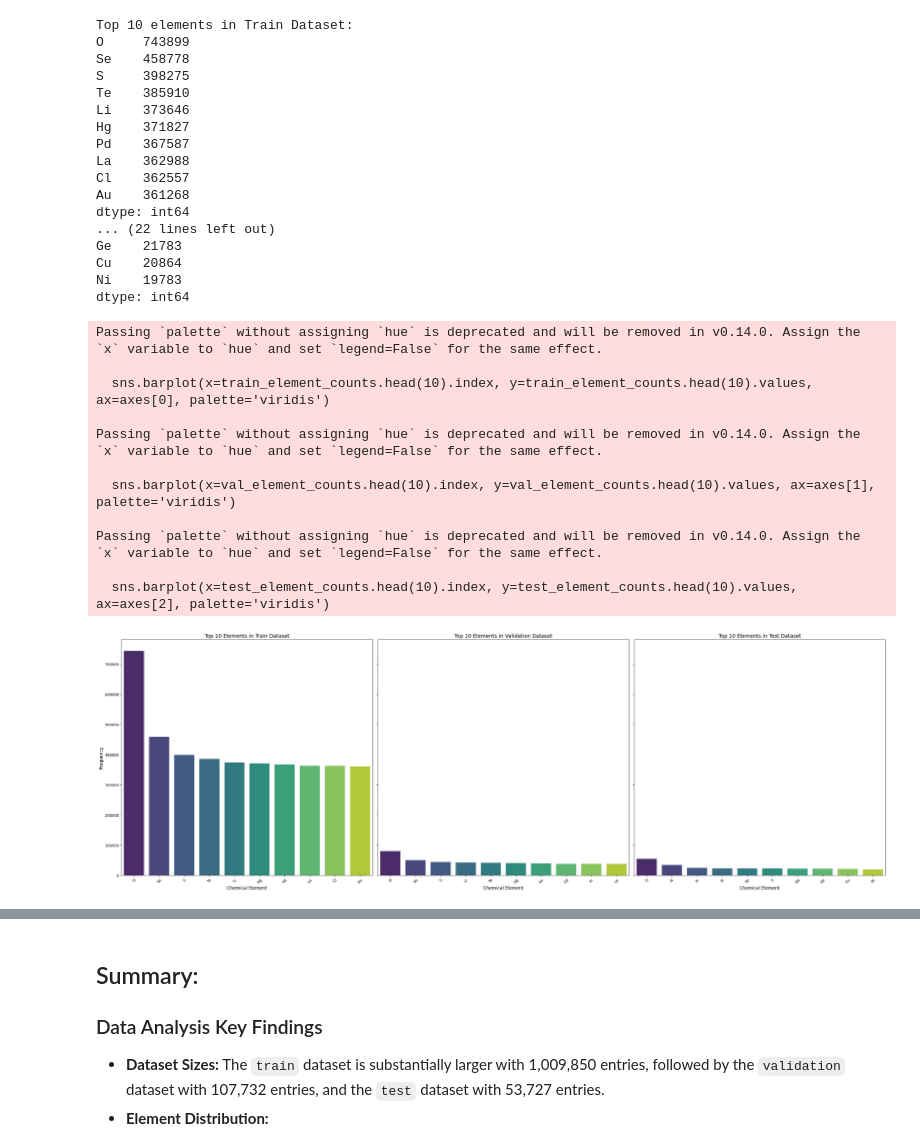
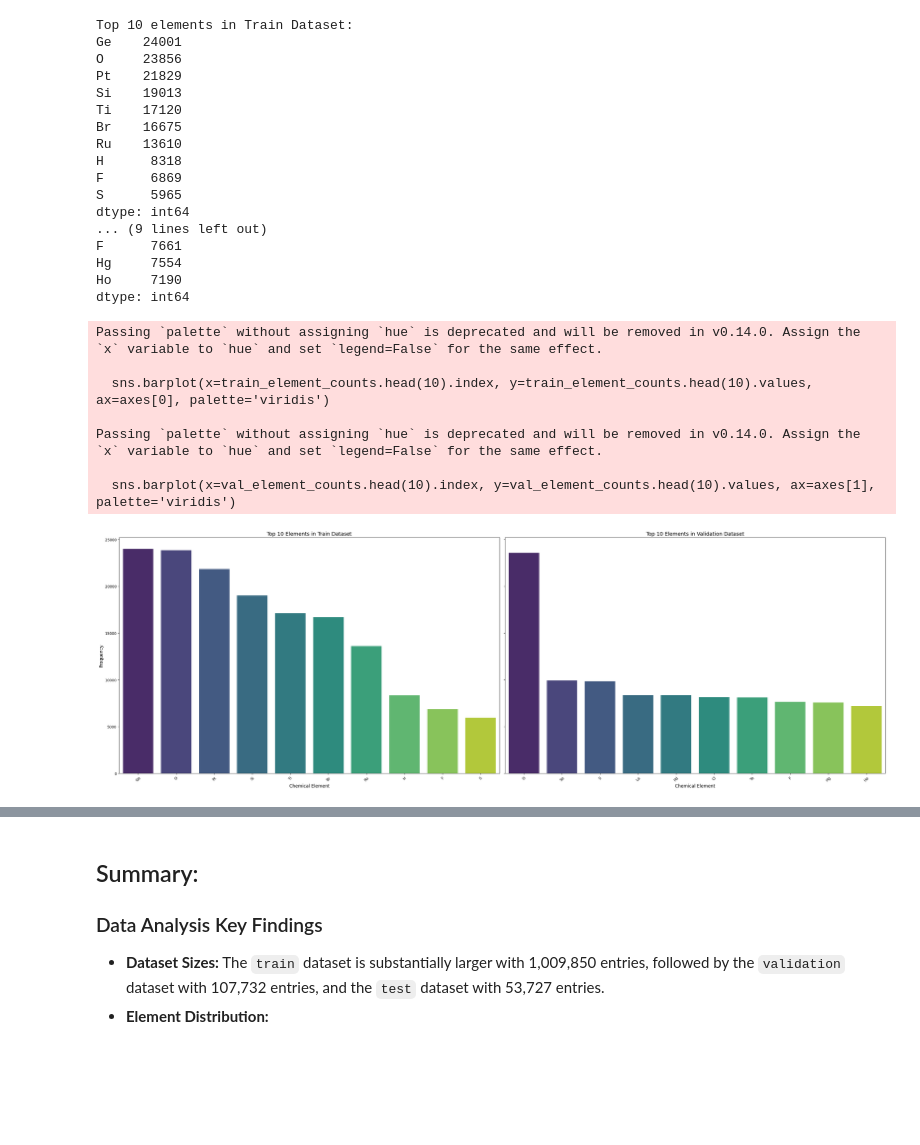
Before and after one commit to karlfindhansen/Non-Euclidean-Distances-in-Molecular-Representation, a Jupyter notebook: notebooks/omat/omat24_analysis.ipynb, the cells around one changed output, grey strips where cells are left out. Drawn from its saved outputs; the diff is of its cells as text; code cells hidden in the pictures; blank space fills up the shorter version.

```diff
--- a/notebooks/omat/omat24_analysis.ipynb
+++ b/notebooks/omat/omat24_analysis.ipynb
@@ -11,7 +11,6 @@ import pandas as pd
 # %%
-omol_path = "../data/OMat24/"
-output_path = os.path.join(omol_path, "output")
+train_loader = OMat24Loader(split="train")
+train_df, train_counts = train_loader.get_omat24(sample_size=250000)
 
-if len(os.listdir(output_path)) == 0:
-    with tarfile.open(omol_path+"omat24_1M_251210.tar", "r") as tar:
-        tar.extractall(path=output_path)
+val_loader = OMat24Loader(split="val")
+val_df, val_counts = val_loader.get_omat24(sample_size=250000)
@@ -139,73 +61,58 @@ def get_element_counts(df):
 # Apply the function to each DataFrame
 train_element_counts = get_element_counts(train_df)
 val_element_counts = get_element_counts(val_df)
-test_element_counts = get_element_counts(test_df)
 
 print("Top 10 elements in Train Dataset:")
 print(train_element_counts.head(10))
 print(
 "\nTop 10 elements in Validation Dataset:")
 print(val_element_counts.head(10))
-print(
-"\nTop 10 elements in Test Dataset:")
-print(test_element_counts.head(10))
 # %% [output]
 Top 10 elements in Train Dataset:
-O     743899
-Se    458778
-S     398275
-Te    385910
-Li    373646
-Hg    371827
-Pd    367587
-La    362988
-Cl    362557
-Au    361268
+Ge    24001
+O     23856
+Pt    21829
+Si    19013
+Ti    17120
+Br    16675
+Ru    13610
+H      8318
+F      6869
+S      5965
 dtype: int64
-... (22 lines left out)
-Ge    21783
-Cu    20864
-Ni    19783
+... (9 lines left out)
+F      7661
+Hg     7554
+Ho     7190
 dtype: int64
 # %%
-fig, axes = plt.subplots(1, 3, figsize=(30, 10), sharey=True)
+fig, axes = plt.subplots(1, 2, figsize=(30, 10), sharey=True)
 
 # Plot for Train Dataset
 sns.barplot(x=train_element_counts.head(10).index, y=train_element_counts.head(10).values, ax=axes[0], palette='viridis')
 axes[0].set_title('Top 10 Elements in Train Dataset', fontsize=14)
 axes[0].set_xlabel('Chemical Element', fontsize=12)
 axes[0].set_ylabel('Frequency', fontsize=12)
 axes[0].tick_params(axis='x', rotation=45)
 
 # Plot for Validation Dataset
 sns.barplot(x=val_element_counts.head(10).index, y=val_element_counts.head(10).values, ax=axes[1], palette='viridis')
 axes[1].set_title('Top 10 Elements in Validation Dataset', fontsize=14)
 axes[1].set_xlabel('Chemical Element', fontsize=12)
 axes[1].set_ylabel('Frequency', fontsize=12)
 axes[1].tick_params(axis='x', rotation=45)
 
-# Plot for Test Dataset
-sns.barplot(x=test_element_counts.head(10).index, y=test_element_counts.head(10).values, ax=axes[2], palette='viridis')
-axes[2].set_title('Top 10 Elements in Test Dataset', fontsize=14)
-axes[2].set_xlabel('Chemical Element', fontsize=12)
-axes[2].set_ylabel('Frequency', fontsize=12)
-axes[2].tick_params(axis='x', rotation=45)
-
 plt.tight_layout()
 plt.show()
 # %% [output]
 Passing `palette` without assigning `hue` is deprecated and will be removed in v0.14.0. Assign the `x` variable to `hue` and set `legend=False` for the same effect.
 
   sns.barplot(x=train_element_counts.head(10).index, y=train_element_counts.head(10).values, ax=axes[0], palette='viridis')
 
 Passing `palette` without assigning `hue` is deprecated and will be removed in v0.14.0. Assign the `x` variable to `hue` and set `legend=False` for the same effect.
 
   sns.barplot(x=val_element_counts.head(10).index, y=val_element_counts.head(10).values, ax=axes[1], palette='viridis')
-
-Passing `palette` without assigning `hue` is deprecated and will be removed in v0.14.0. Assign the `x` variable to `hue` and set `legend=False` for the same effect.
-
-  sns.barplot(x=test_element_counts.head(10).index, y=test_element_counts.head(10).values, ax=axes[2], palette='viridis')
-[figure, old version]
+[figure, new version]
 # %%
 def get_task_type_counts(df):
     task_type_counts = df['task_type'].value_counts()
```
Also changed, not shown: parts of 8 cells of this notebook, 6 other files.
